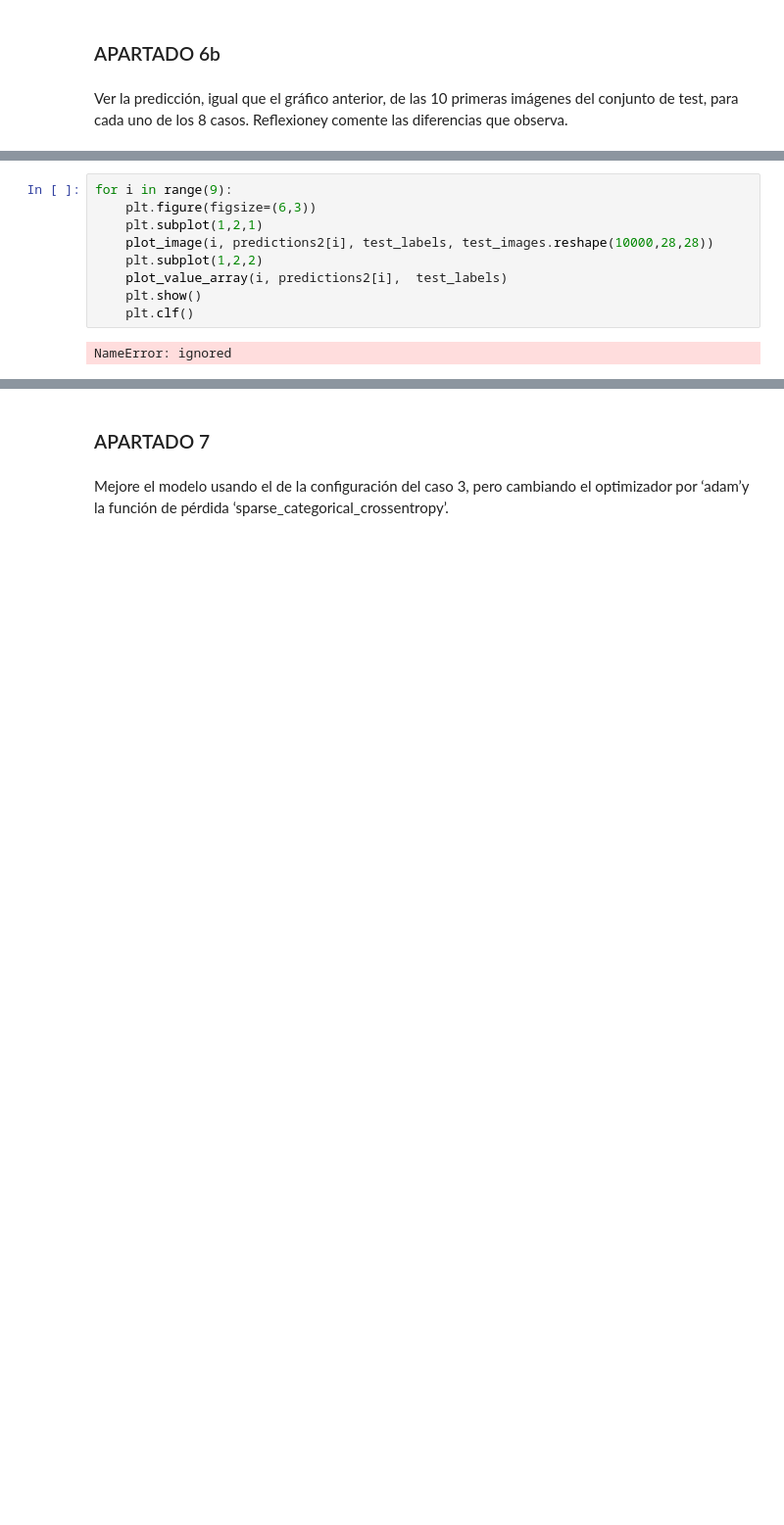
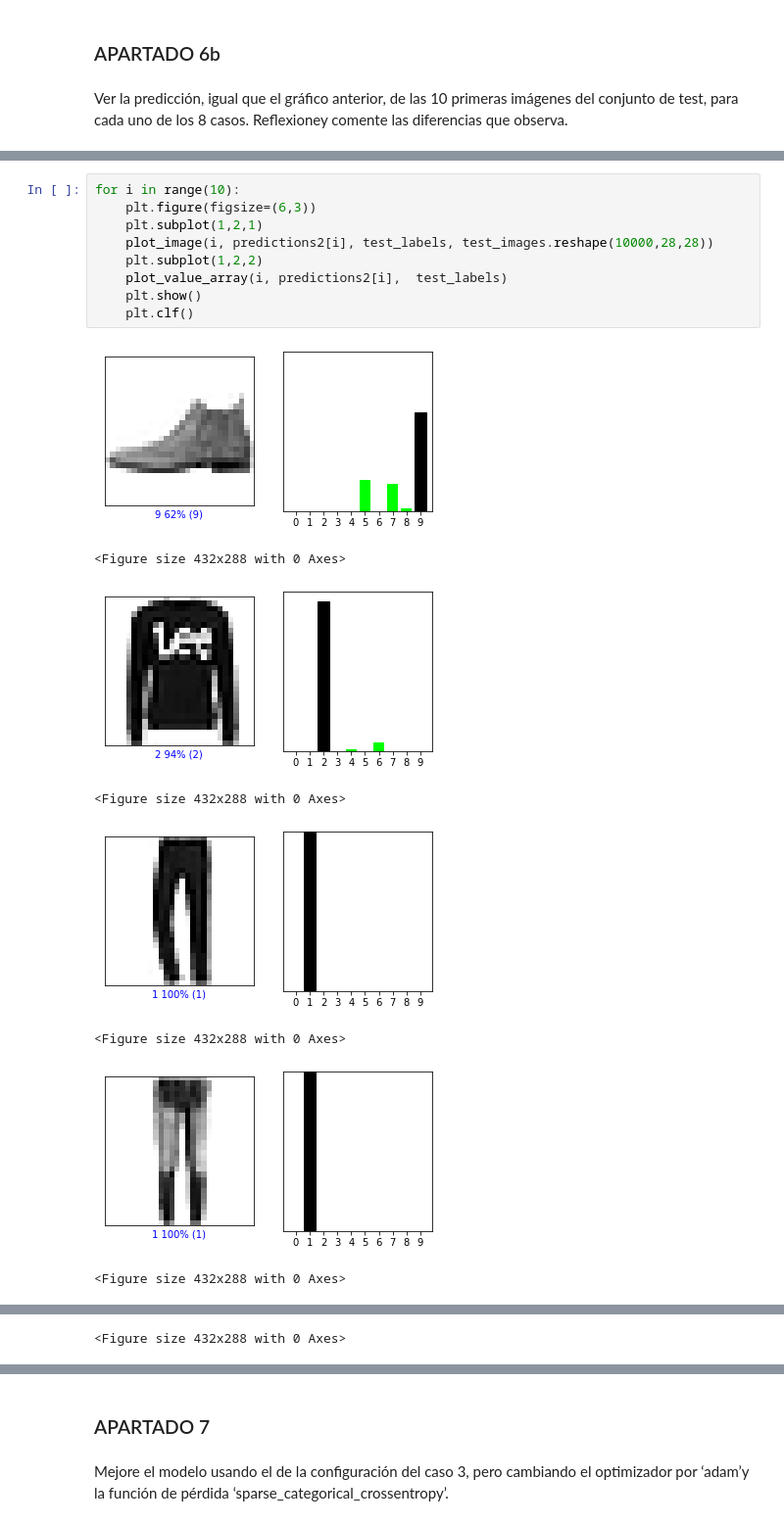
Before and after one commit to anamunoz01/AA_PRACTICA1_GRUPO_10, a Jupyter notebook: Practica1.ipynb, the cells around one changed output, grey strips where cells are left out. Shown at 98% size. Saved outputs shown, nothing was run; the diff lists cells and outputs as text; blank space fills up the shorter version.

```diff
--- a/Practica1.ipynb
+++ b/Practica1.ipynb
@@ -692,11 +704,18 @@ for i in range(9):
 # %%
-for i in range(9):
+for i in range(10):
     plt.figure(figsize=(6,3))
     plt.subplot(1,2,1)
     plot_image(i, predictions2[i], test_labels, test_images.reshape(10000,28,28))
     plt.subplot(1,2,2)
     plot_value_array(i, predictions2[i],  test_labels)
     plt.show()
     plt.clf()
 # %% [output]
+[figure, added]
-NameError: ignored
+<Figure size 432x288 with 0 Axes>
+[figure, added]
+<Figure size 432x288 with 0 Axes>
+[figure, added]
+<Figure size 432x288 with 0 Axes>
+[figure, added]
+<Figure size 432x288 with 0 Axes>
@@ -702,0 +723 @@ NameError: ignored
+<Figure size 432x288 with 0 Axes>
```
Also changed, not shown: parts of 30 cells of this notebook.
